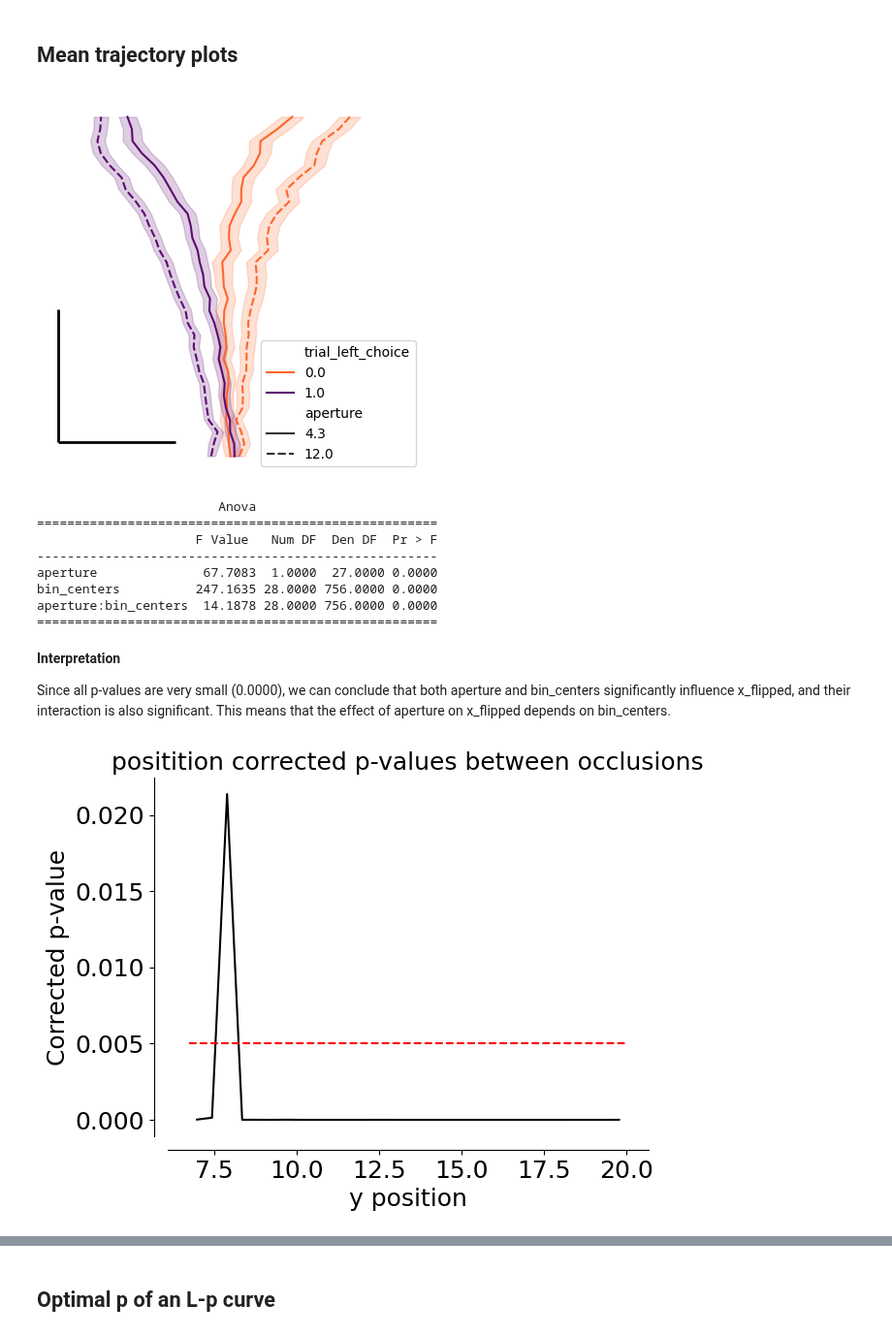
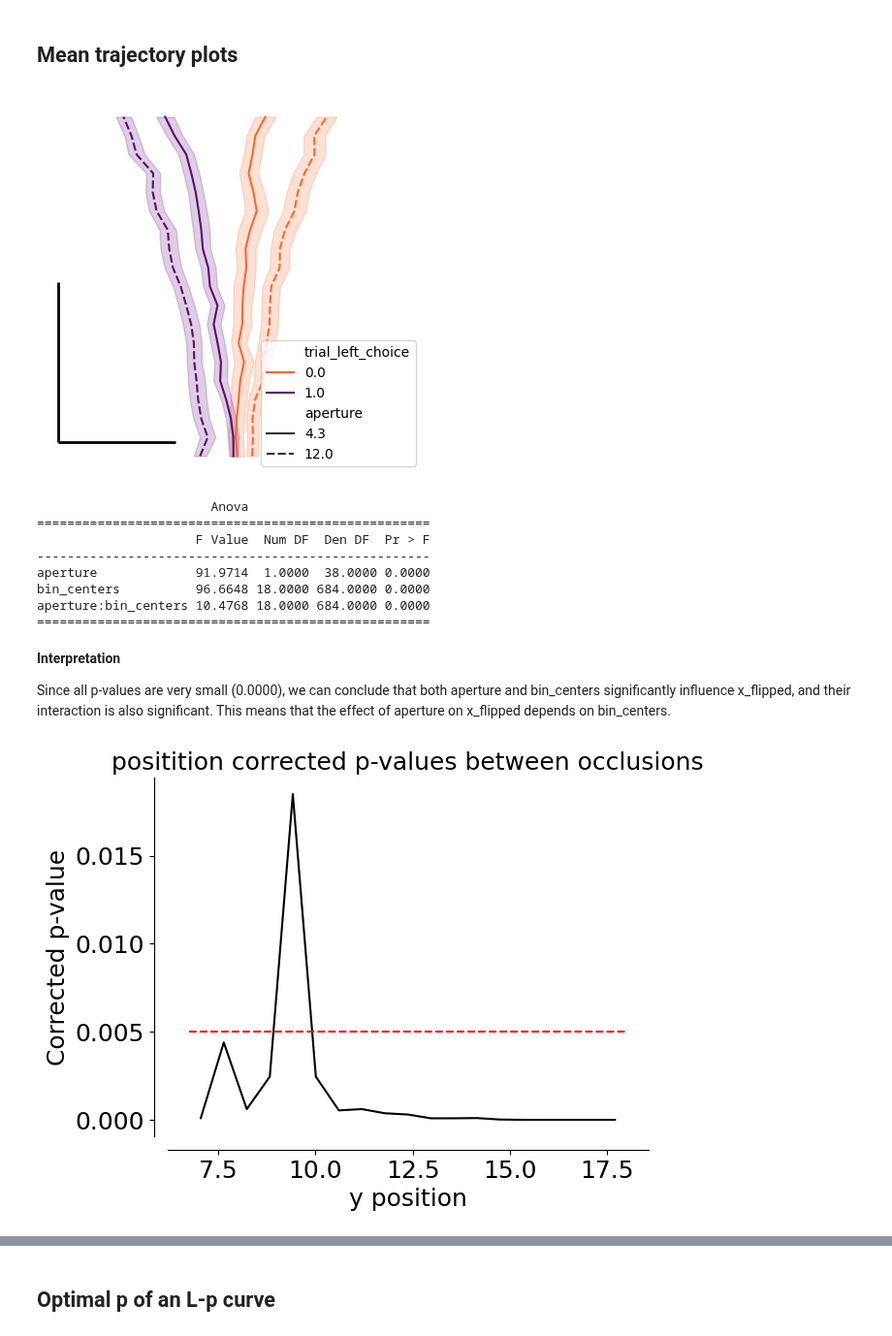
Before and after one commit to MMathisLab/FreelyMovingVR4Mice, a Jupyter notebook: dj_pipeline/notebooks/Paper_figures/Figure_2.ipynb, the cells around one changed output, grey strips where cells are left out. Shown at 97% size. Cells and saved outputs as stored; diff of their text form; code cells hidden in the pictures.

Commit message:
Update fig2 with niell data

```diff
--- a/dj_pipeline/notebooks/Paper_figures/Figure_2.ipynb
+++ b/dj_pipeline/notebooks/Paper_figures/Figure_2.ipynb
@@ -158,3 +170,8 @@ big_df = pd.read_pickle("big_df_contrast_dual.pkl")
+# %%
+niell_data = pd.read_pickle("big_df_contrast_dual_niell.pkl")
+mathis_data = pd.read_pickle("big_df_contrast_dual.pkl")
+
+big_df = pd.concat([niell_data, mathis_data]).reset_index(drop=True)
 # %%
 # Success rate per mouse (new)
 fig,ax = plt.subplots(1,1, figsize = (3,5))
@@ -346,8 +363,8 @@ aperture
 # Filter the data - no iti and only J_shaped trials
 big_df = big_df[big_df.iti == 0.0]
 j_shaped =  analysis.get_jshaped_trials(big_df)
-j_shaped = utils.create_bins(data=j_shaped.copy(), spatial_ybins=[6.75, 20, 30], label="y")
-
+j_shaped = utils.create_bins(data=j_shaped.copy(), spatial_ybins=[6.75, 18, 20], label="y")
+# [6.75, 20, 30]
 mean_mouse = j_shaped.groupby(
     ["dataset", "trial_left_choice", "aperture", "bin_centers"], as_index=False
 ).mean(numeric_only =True).copy()
@@ -372,7 +389,7 @@ plt.axis('off')
 ax.legend(loc="lower right")
 plt.savefig(save_fig_path + "mean_trajectory.svg", transparent =True)
 # %% [output]
-[figure, old version]
+[figure, new version]
 # %%
 j_shaped["flip_one_side"] = j_shaped["trial_left_choice"].replace([0, 1], [1, -1])
 j_shaped ["x_flipped"] = j_shaped["x"]*j_shaped.flip_one_side
@@ -383,14 +400,14 @@ mean_mouse = j_shaped.groupby(
 print(AnovaRM(data=mean_mouse, depvar='x_flipped',
               subject='dataset', within=['aperture', "bin_centers"]).fit())
 # %% [output]
-                        Anova
-=====================================================
-                     F Value   Num DF  Den DF  Pr > F
------------------------------------------------------
-aperture              67.7083  1.0000  27.0000 0.0000
-bin_centers          247.1635 28.0000 756.0000 0.0000
-aperture:bin_centers  14.1878 28.0000 756.0000 0.0000
-=====================================================
+                       Anova
+====================================================
+                     F Value  Num DF  Den DF  Pr > F
+----------------------------------------------------
+aperture             91.9714  1.0000  38.0000 0.0000
+bin_centers          96.6648 18.0000 684.0000 0.0000
+aperture:bin_centers 10.4768 18.0000 684.0000 0.0000
+====================================================
 # %% [markdown]
 **Interpretation**
 
@@ -398,25 +415,25 @@ Since all p-values are very small (0.0000), we can conclude that both aperture a
 # %%
 p_values = []
 for i in mean_mouse.bin_centers.unique():
     section = mean_mouse[mean_mouse.bin_centers==i]
     t= ttest_ind(section[section.aperture==section.aperture.unique()[0]].x_flipped,
                  section[section.aperture==section.aperture.unique()[1]].x_flipped)
     p_values.append(pd.DataFrame({"segment": i, "p_value": t.pvalue}, index=[0]))
 
 p_value_df = pd.concat(p_values)
 p_value_df ["p_value_corr"] = stats.false_discovery_control(p_value_df.p_value)
 
 plt.plot(p_value_df.segment, p_value_df.p_value_corr, c="k")
 
-plt.hlines(0.005, xmin=6.75, xmax=20, color="red", linestyle="dashed")
+plt.hlines(0.005, xmin=6.75, xmax=18, color="red", linestyle="dashed")
 
 plt.xlabel("y position")
 plt.ylabel("Corrected p-value")
 plt.title("positition corrected p-values between occlusions")
 
 sns.despine(offset=10)
 # %% [output]
-[figure, old version]
+[figure, new version]
 # %%
 from scipy.stats import ttest_rel
 
```
Also changed, not shown: parts of 15 cells of this notebook.
